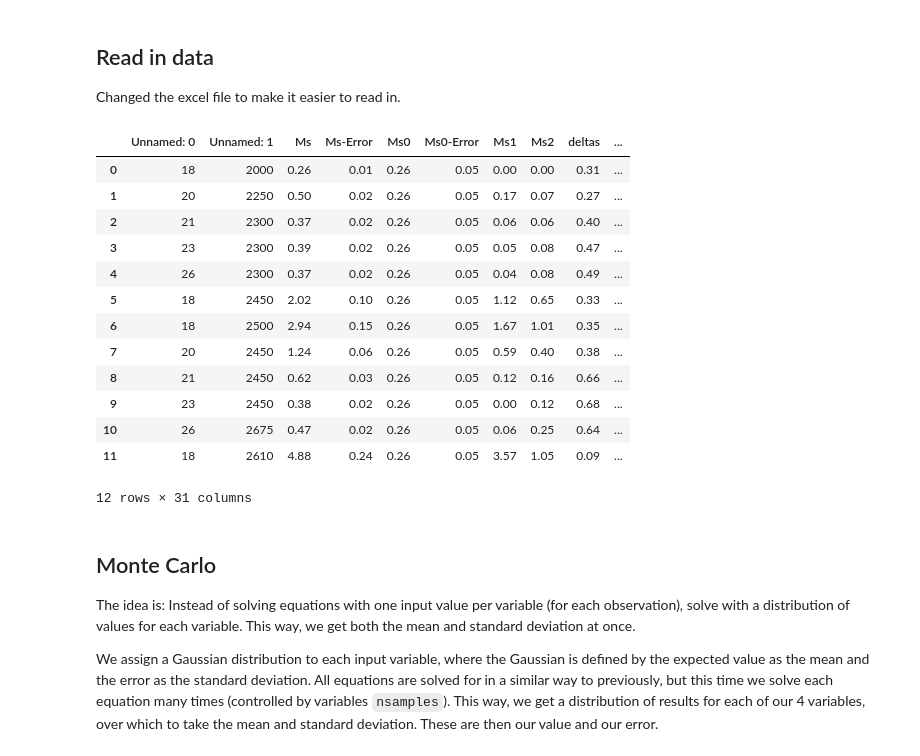
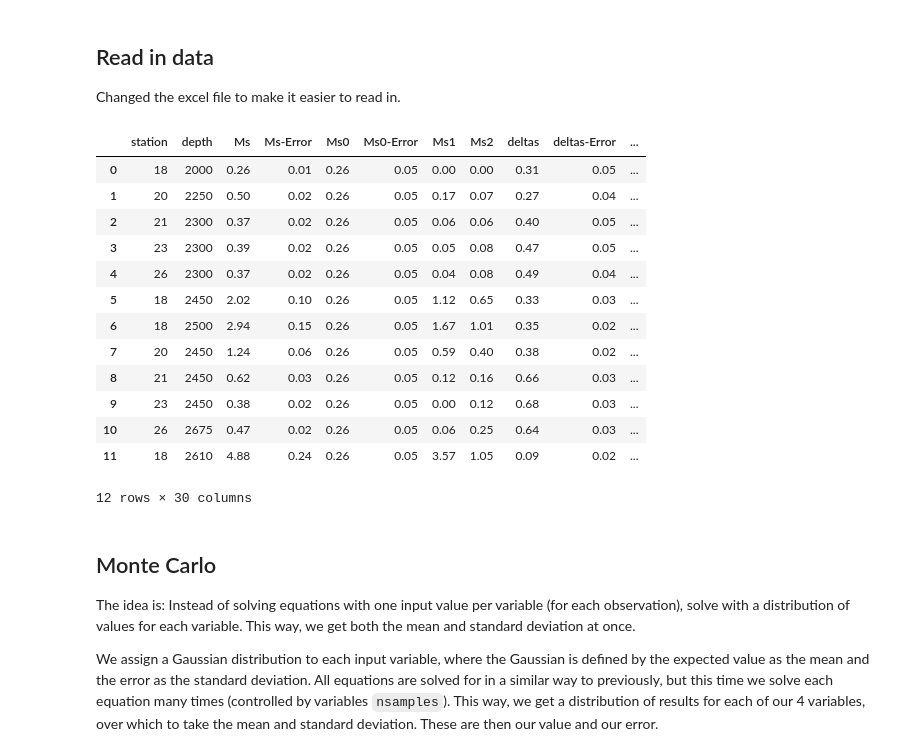
Before and after one commit to kthyng/janelle2019, a Jupyter notebook: error.ipynb, the cells around one changed output. Cells and saved outputs as stored; diff of their text form; code cells hidden in the pictures.

```diff
--- a/error.ipynb
+++ b/error.ipynb
@@ -12,25 +11,31 @@ import cmocean.cm as cmo
 ## Read in data
 
 Changed the excel file to make it easier to read in.
-# %%
-fname = '2020-0907-Error Propagation More Conservative'
-df = pd.read_csv(fname + '.csv', skiprows=[1,2,4,9,13,17])
-df
-# %% [output]
-|  | Unnamed: 0 | Unnamed: 1 | Ms | Ms-Error | Ms0 | Ms0-Error | Ms1 | Ms2 | deltas | ... |
-| 0 | 18 | 2000 | 0.26 | 0.01 | 0.26 | 0.05 | 0.00 | 0.00 | 0.31 | ... |
-| 1 | 20 | 2250 | 0.50 | 0.02 | 0.26 | 0.05 | 0.17 | 0.07 | 0.27 | ... |
-| 2 | 21 | 2300 | 0.37 | 0.02 | 0.26 | 0.05 | 0.06 | 0.06 | 0.40 | ... |
-| 3 | 23 | 2300 | 0.39 | 0.02 | 0.26 | 0.05 | 0.05 | 0.08 | 0.47 | ... |
-| 4 | 26 | 2300 | 0.37 | 0.02 | 0.26 | 0.05 | 0.04 | 0.08 | 0.49 | ... |
-| 5 | 18 | 2450 | 2.02 | 0.10 | 0.26 | 0.05 | 1.12 | 0.65 | 0.33 | ... |
-| 6 | 18 | 2500 | 2.94 | 0.15 | 0.26 | 0.05 | 1.67 | 1.01 | 0.35 | ... |
-| 7 | 20 | 2450 | 1.24 | 0.06 | 0.26 | 0.05 | 0.59 | 0.40 | 0.38 | ... |
-| 8 | 21 | 2450 | 0.62 | 0.03 | 0.26 | 0.05 | 0.12 | 0.16 | 0.66 | ... |
-| 9 | 23 | 2450 | 0.38 | 0.02 | 0.26 | 0.05 | 0.00 | 0.12 | 0.68 | ... |
-| 10 | 26 | 2675 | 0.47 | 0.02 | 0.26 | 0.05 | 0.06 | 0.25 | 0.64 | ... |
-| 11 | 18 | 2610 | 4.88 | 0.24 | 0.26 | 0.05 | 3.57 | 1.05 | 0.09 | ... |
-12 rows × 31 columns
+# %%
+fname = '2022-0118-Error Propagation New Decisions'
+colnames = ["station", "depth", "Ms", "Ms-Error", "Ms0", "Ms0-Error", "Ms1", "Ms2", "deltas", "deltas-Error",
+            "deltas0", "deltas0-Error", "delta1", "delta1-Error", "delta2", "delta2-Error", "Mc", "Mc-Error",
+            "Mc0", "Mc0-Error", "Mc1", "Mc2", "deltac", "deltac-Error", "deltac0", "deltac0-Error",
+            "delta1.1", "delta1-Error.1", "delta2.1", "delta2-Error.1", "other"]
+
+df = pd.read_csv(fname + '.csv', skiprows=[0,1,2,4,9,13,17], names=colnames)
+df = df.dropna(axis=1)
+df
+# %% [output]
+|  | station | depth | Ms | Ms-Error | Ms0 | Ms0-Error | Ms1 | Ms2 | deltas | deltas-Error | ... |
+| 0 | 18 | 2000 | 0.26 | 0.01 | 0.26 | 0.05 | 0.00 | 0.00 | 0.31 | 0.05 | ... |
+| 1 | 20 | 2250 | 0.50 | 0.02 | 0.26 | 0.05 | 0.17 | 0.07 | 0.27 | 0.04 | ... |
+| 2 | 21 | 2300 | 0.37 | 0.02 | 0.26 | 0.05 | 0.06 | 0.06 | 0.40 | 0.05 | ... |
+| 3 | 23 | 2300 | 0.39 | 0.02 | 0.26 | 0.05 | 0.05 | 0.08 | 0.47 | 0.05 | ... |
+| 4 | 26 | 2300 | 0.37 | 0.02 | 0.26 | 0.05 | 0.04 | 0.08 | 0.49 | 0.04 | ... |
+| 5 | 18 | 2450 | 2.02 | 0.10 | 0.26 | 0.05 | 1.12 | 0.65 | 0.33 | 0.03 | ... |
+| 6 | 18 | 2500 | 2.94 | 0.15 | 0.26 | 0.05 | 1.67 | 1.01 | 0.35 | 0.02 | ... |
+| 7 | 20 | 2450 | 1.24 | 0.06 | 0.26 | 0.05 | 0.59 | 0.40 | 0.38 | 0.02 | ... |
+| 8 | 21 | 2450 | 0.62 | 0.03 | 0.26 | 0.05 | 0.12 | 0.16 | 0.66 | 0.03 | ... |
+| 9 | 23 | 2450 | 0.38 | 0.02 | 0.26 | 0.05 | 0.00 | 0.12 | 0.68 | 0.03 | ... |
+| 10 | 26 | 2675 | 0.47 | 0.02 | 0.26 | 0.05 | 0.06 | 0.25 | 0.64 | 0.03 | ... |
+| 11 | 18 | 2610 | 4.88 | 0.24 | 0.26 | 0.05 | 3.57 | 1.05 | 0.09 | 0.02 | ... |
+12 rows × 30 columns
 # %% [markdown]
 ## Monte Carlo
 
```
Also changed, not shown: parts of 5 cells of this notebook, 2 other files.
